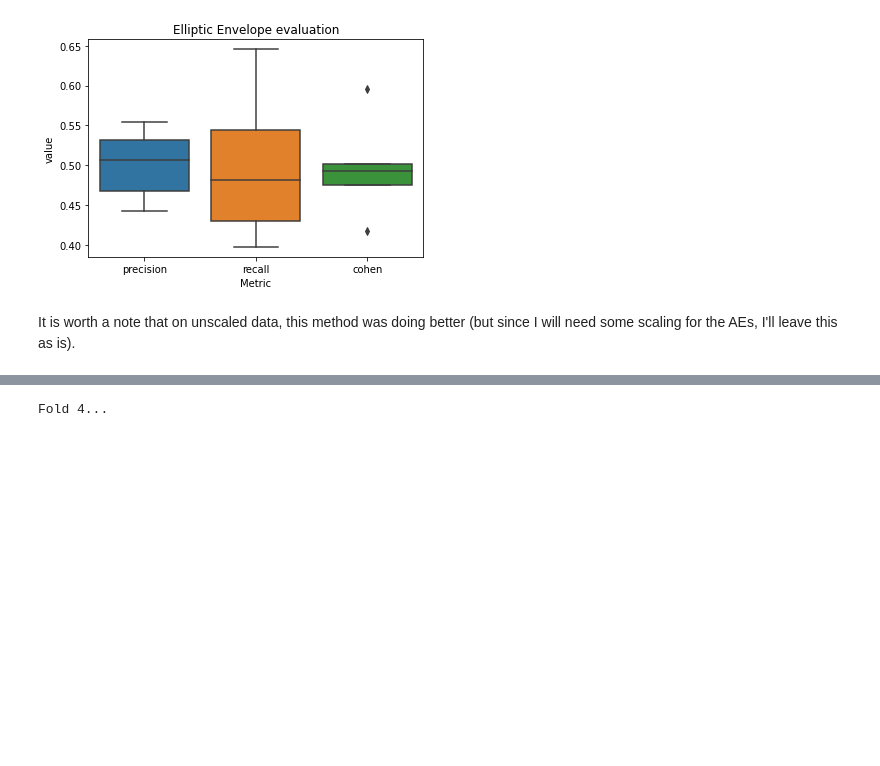
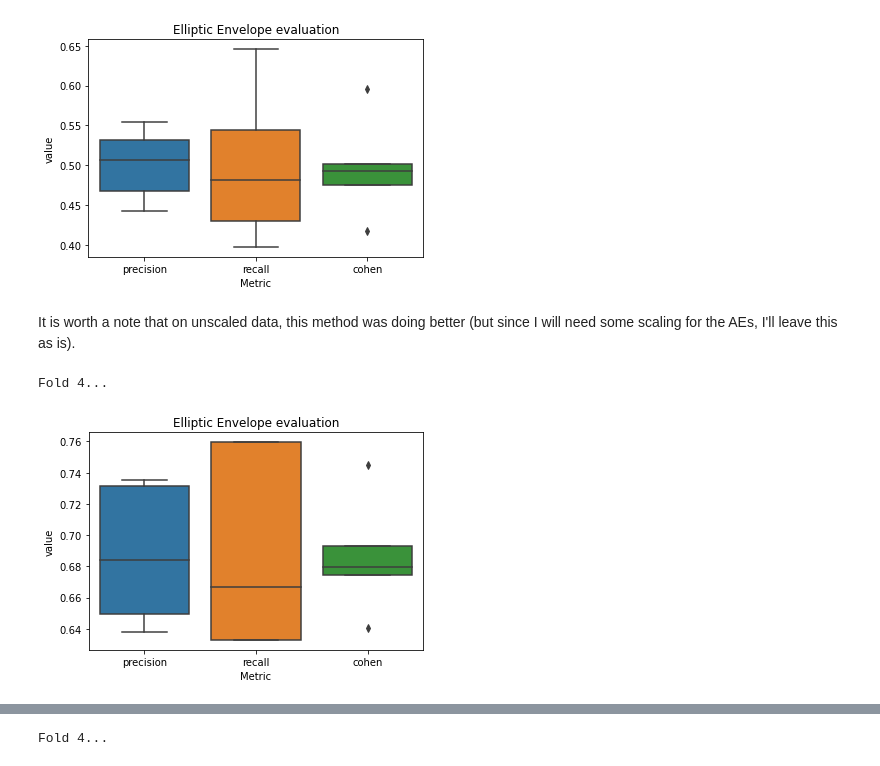
Before and after one commit to danieltsoukup/autoencoders, a Jupyter notebook: outlier_detection_with_autoencoders.ipynb, the cells around one changed output, grey strips where cells are left out. Drawn from its saved outputs; the diff is of its cells as text; code cells hidden in the pictures; blank space fills up the shorter version.

Commit message:
add ae eval and elliptic envelope tests

```diff
--- a/outlier_detection_with_autoencoders.ipynb
+++ b/outlier_detection_with_autoencoders.ipynb
@@ -336,3 +336,24 @@ plt.show()
 [figure]
 # %% [markdown]
 It is worth a note that on unscaled data, this method was doing better (but since I will need some scaling for the AEs, I'll leave this as is).
+# %%
+import warnings
+warnings.filterwarnings('ignore')
+# the elliptic envelope fitting throws a lot of warnings
+# I tried to change the support_fraction settings, but need to run more tests to look into this
+# large values, around .95-.99 performed better though so keep an eye out for the warnings
+
+# I am dropping time and amount, these are on very different scales
+X_unscaled, _, y_unscaled, _ = train_test_split(data.drop(["Time", "Amount"], axis=1).values, y, test_size=0.2, stratify=y, random_state=1)
+
+model = EllipticEnvelope(contamination=y_unscaled.mean(), support_fraction=.95)
+results = eval_model(model, X_unscaled, y_unscaled)
+
+plt.figure()
+sns.boxplot(x="variable", y="value", data=results.melt())
+plt.xlabel("Metric")
+plt.title("Elliptic Envelope evaluation")
+plt.show()
+# %% [output]
+Fold 4...
+[figure, added]
```
Also changed, not shown: parts of 9 cells of this notebook, 2 other files.
